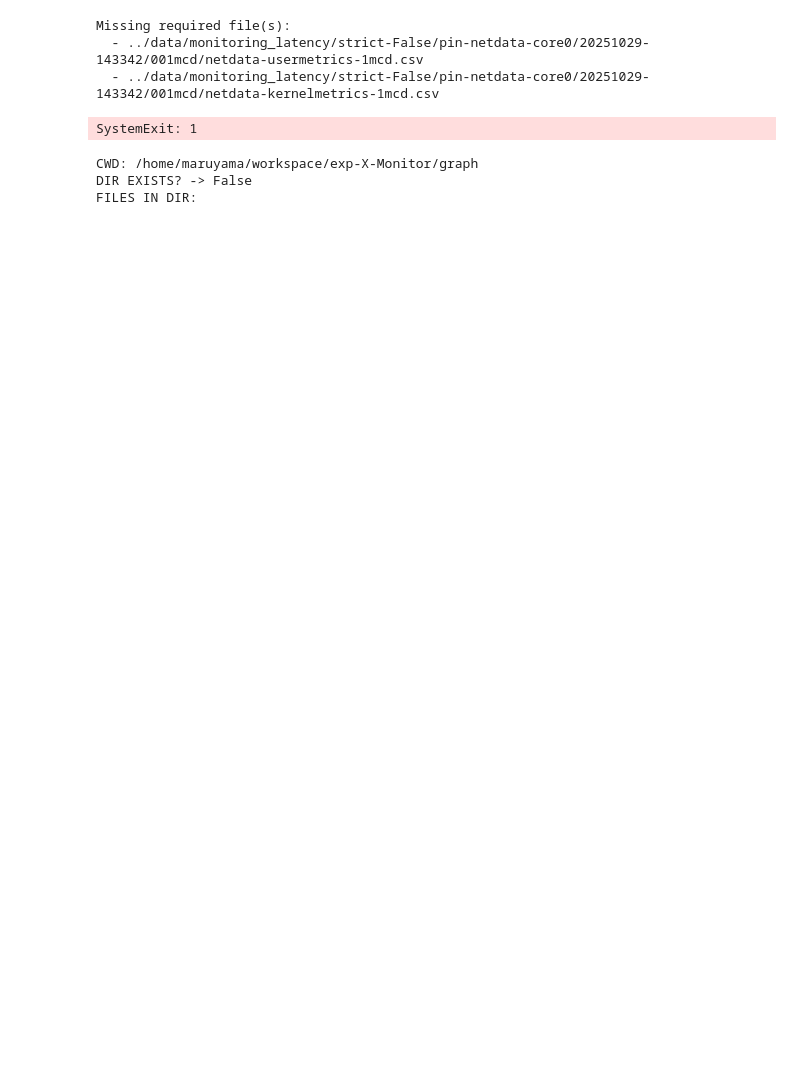
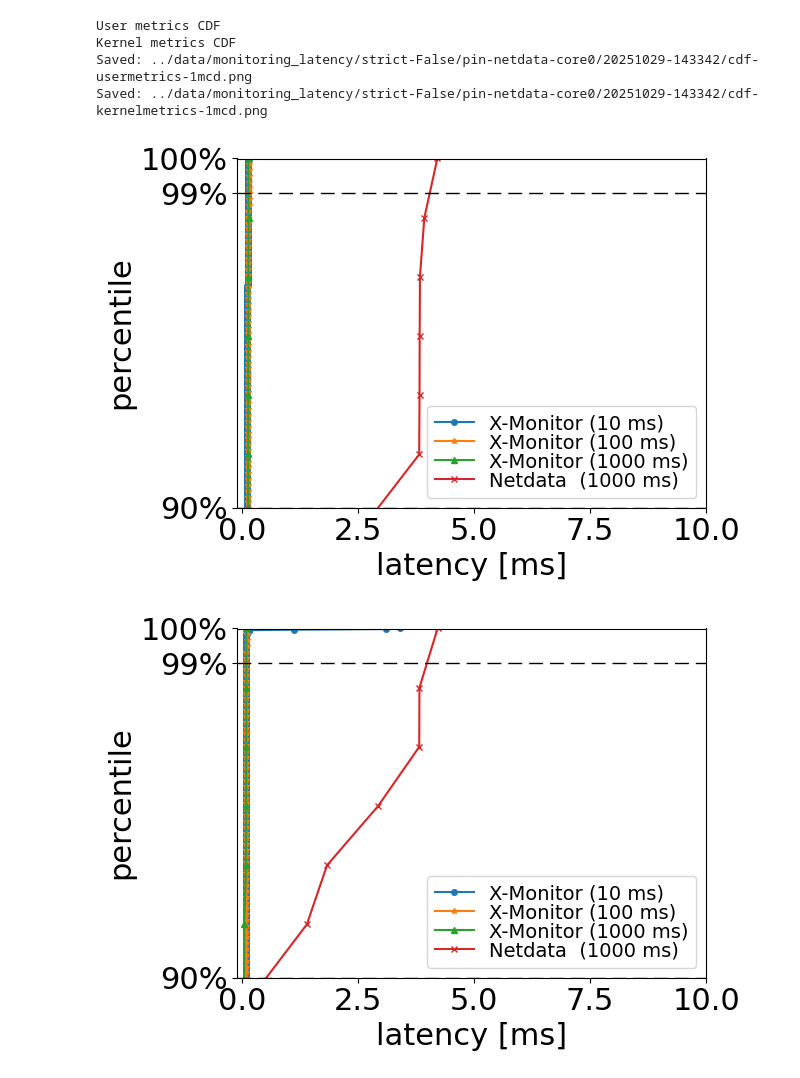
Before and after one commit to yukimaruyama2023/exp-X-Monitor, a Jupyter notebook: graph/latency.ipynb, the cells around one changed output. Cells and saved outputs as stored; diff of their text form; code cells hidden in the pictures; blank space fills up the shorter version.

Commit message:
[TMP] throughput graph is almost complete

```diff
--- a/graph/latency.ipynb
+++ b/graph/latency.ipynb
@@ -1,27 +1,15 @@
 # %%
 import importlib
 import latency
 importlib.reload(latency)
 
 from latency import run_plot
-dir_ = "../data/monitoring_latency/strict-False/pin-netdata-core0/20251029-143342/001mcd"
-
-run_plot(dir=dir_, mcd=1, xmax=10)
+dir_ = "../data/monitoring_latency/strict-False/pin-netdata-core0/20251029-143342"
+run_plot(dir=dir_, mcd=1, xmax=10, save=True)
 # %% [output]
-Missing required file(s):
-  - ../data/monitoring_latency/strict-False/pin-netdata-core0/20251029-143342/001mcd/netdata-usermetrics-1mcd.csv
-  - ../data/monitoring_latency/strict-False/pin-netdata-core0/20251029-143342/001mcd/netdata-kernelmetrics-1mcd.csv
+User metrics CDF
+Kernel metrics CDF
+Saved: ../data/monitoring_latency/strict-False/pin-netdata-core0/20251029-143342/cdf-usermetrics-1mcd.png
+Saved: ../data/monitoring_latency/strict-False/pin-netdata-core0/20251029-143342/cdf-kernelmetrics-1mcd.png
-SystemExit: 1
+[figure, added]
+[figure, added]
-# %%
-import os, glob
-
-dir_ = "../data/monitoring_latency/strict-False/pin-netdata-core0/20251029-143342/001mcd"
-print("CWD:", os.getcwd())
-print("DIR EXISTS? ->", os.path.isdir(dir_))
-print("FILES IN DIR:")
-for p in sorted(glob.glob(os.path.join(dir_, "*"))):
-    print(" -", os.path.basename(p))
-# %% [output]
-CWD: /home/maruyama/workspace/exp-X-Monitor/graph
-DIR EXISTS? -> False
-FILES IN DIR:
```
Also changed, not shown: parts of 3 cells of this notebook, 5 other files.
